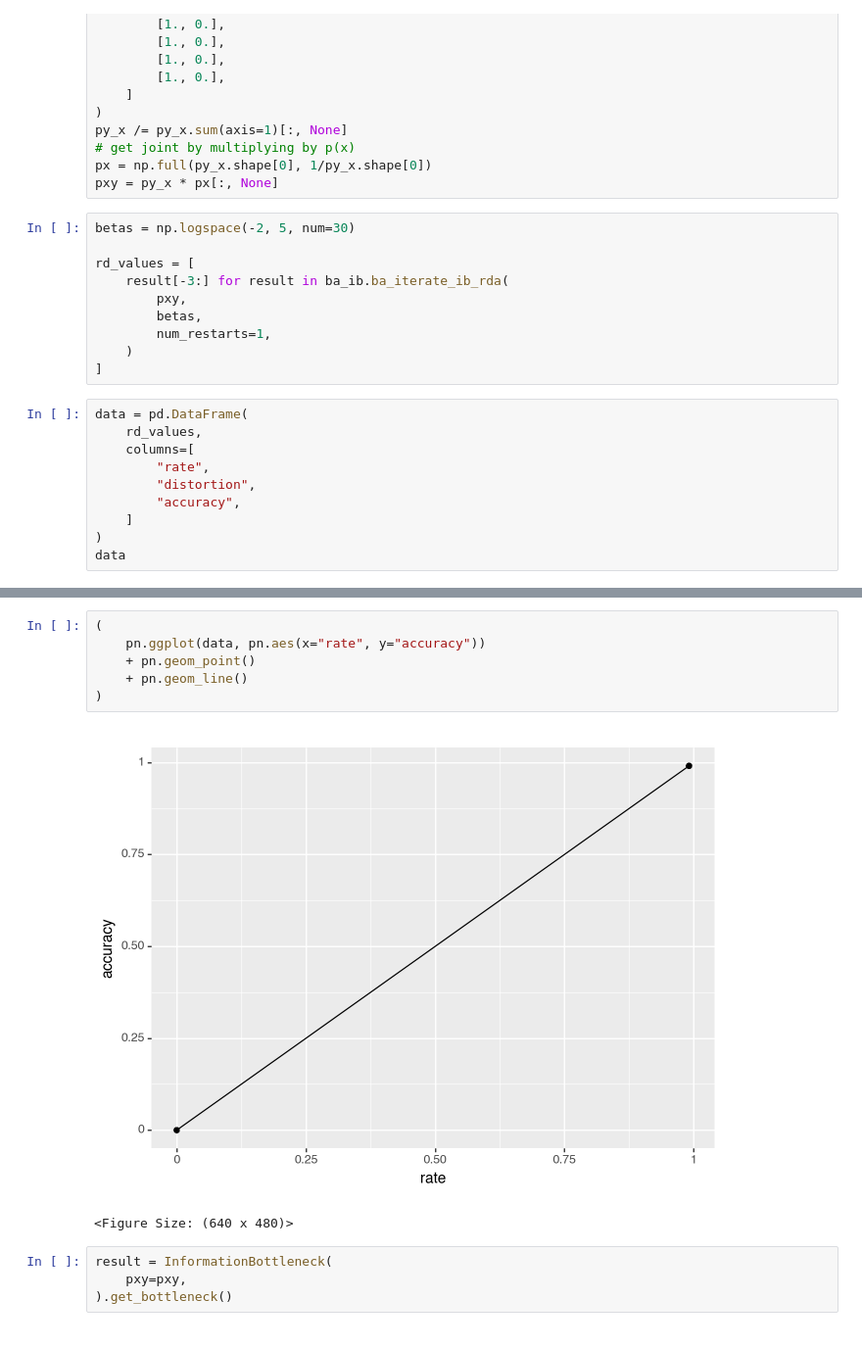
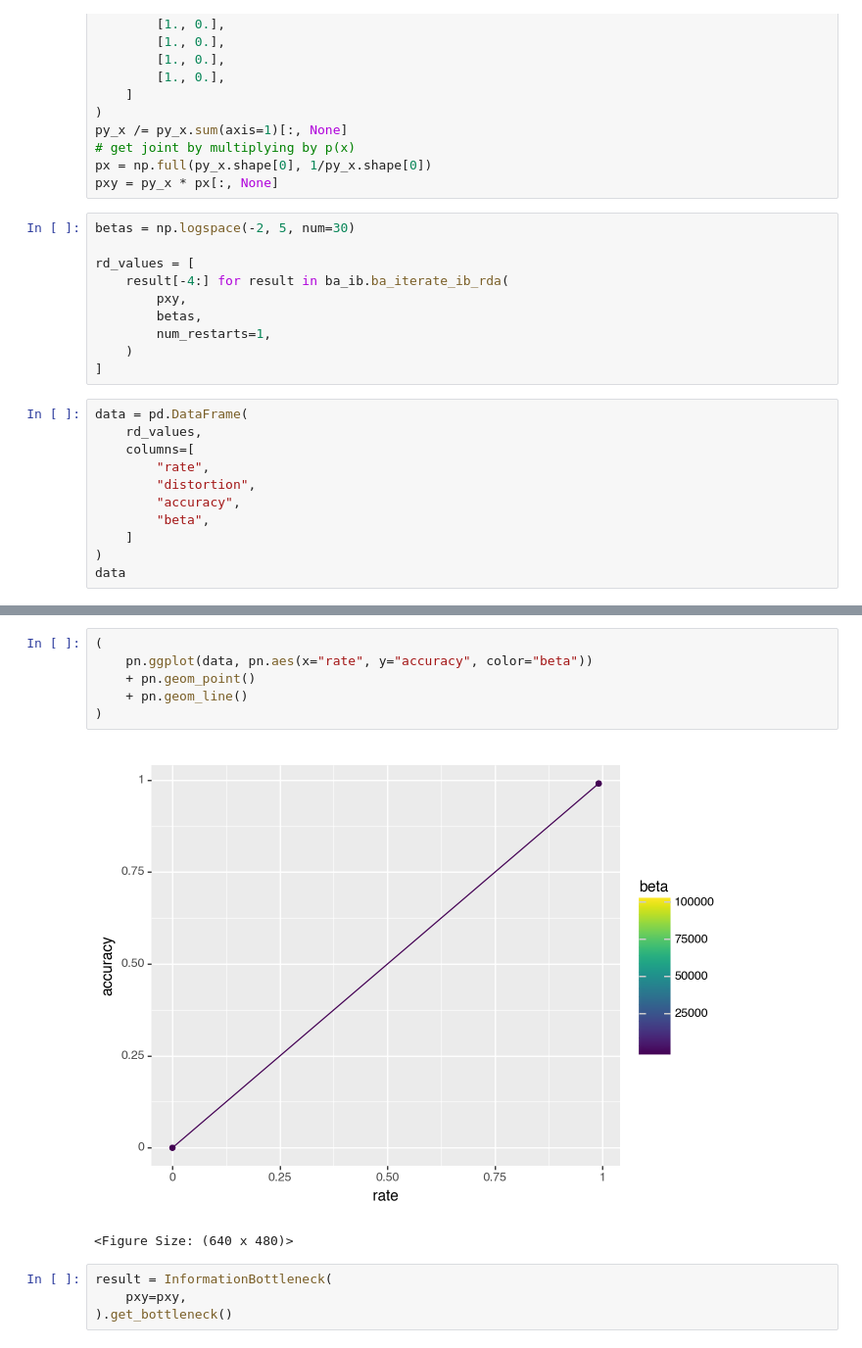
Before and after one commit to nathimel/rdot, a Jupyter notebook: src/examples/test_visualizations.ipynb, the cells around one changed output, grey strips where cells are left out. Shown at 98% size. Cells and saved outputs as stored; diff of their text form.

```diff
--- a/src/examples/test_visualizations.ipynb
+++ b/src/examples/test_visualizations.ipynb
@@ -211,7 +213,7 @@ pxy = py_x * px[:, None]
 betas = np.logspace(-2, 5, num=30)
 
 rd_values = [
-    result[-3:] for result in ba_ib.ba_iterate_ib_rda(
+    result[-4:] for result in ba_ib.ba_iterate_ib_rda(
         pxy,
         betas,
         num_restarts=1,
@@ -224,6 +226,7 @@ data = pd.DataFrame(
         "rate",
         "distortion",
         "accuracy",
+        "beta",
     ]
 )
 data
@@ -248,11 +251,11 @@ data
 # %%
 (
-    pn.ggplot(data, pn.aes(x="rate", y="accuracy"))
+    pn.ggplot(data, pn.aes(x="rate", y="accuracy", color="beta"))
     + pn.geom_point()
     + pn.geom_line()
 )
 # %% [output]
-[figure, old version]
+[figure, new version]
 <Figure Size: (640 x 480)>
 # %%
 result = InformationBottleneck(
```
Also changed, not shown: parts of 15 cells of this notebook, 5 other files.
